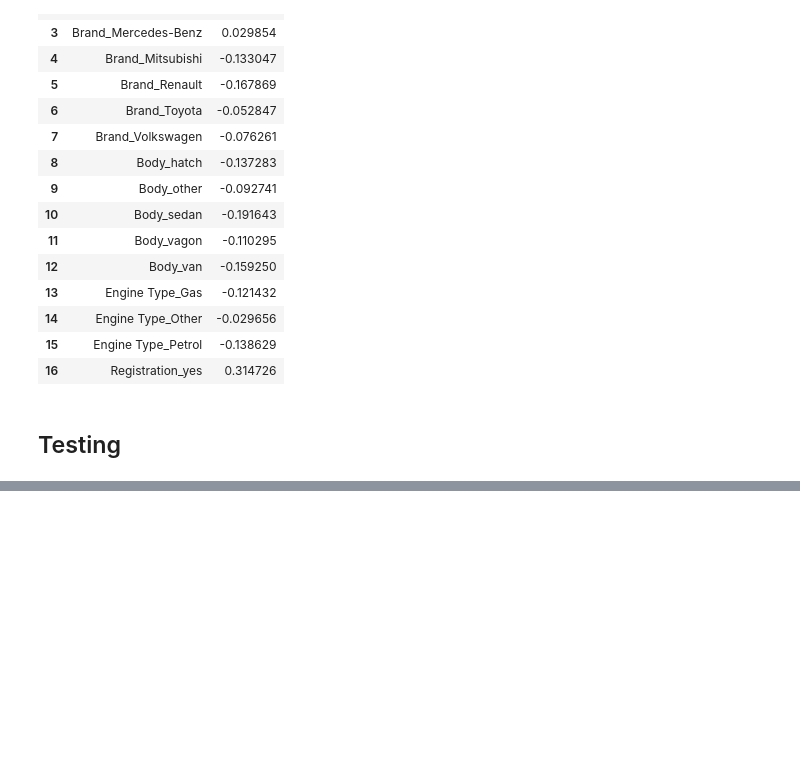
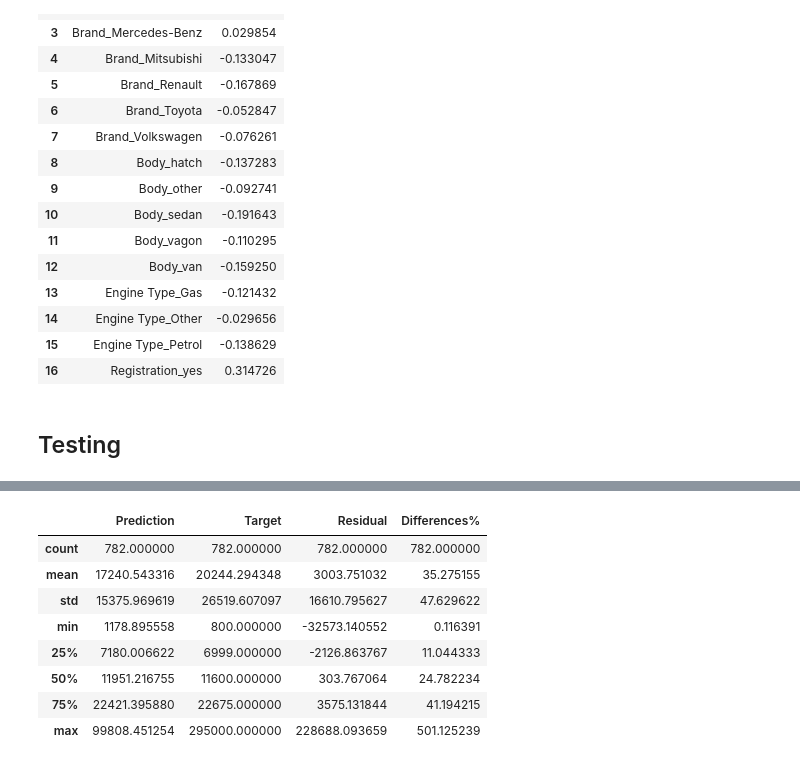
Before and after one commit to hasbiabdulmajid/LR_RealExample, a Jupyter notebook: LR_RealExample.ipynb, the cells around one changed output, grey strips where cells are left out. Cells and saved outputs as stored; diff of their text form; code cells hidden in the pictures; blank space fills up the shorter version.

```diff
--- a/LR_RealExample.ipynb
+++ b/LR_RealExample.ipynb
@@ -372,0 +463,12 @@ reg.summary
+# %%
+df_performance.describe()
+# %% [output]
+|  | Prediction | Target | Residual | Differences% |
+| count | 782.000000 | 782.000000 | 782.000000 | 782.000000 |
+| mean | 17240.543316 | 20244.294348 | 3003.751032 | 35.275155 |
+| std | 15375.969619 | 26519.607097 | 16610.795627 | 47.629622 |
+| min | 1178.895558 | 800.000000 | -32573.140552 | 0.116391 |
+| 25% | 7180.006622 | 6999.000000 | -2126.863767 | 11.044333 |
+| 50% | 11951.216755 | 11600.000000 | 303.767064 | 24.782234 |
+| 75% | 22421.395880 | 22675.000000 | 3575.131844 | 41.194215 |
+| max | 99808.451254 | 295000.000000 | 228688.093659 | 501.125239 |
```
Also changed, not shown: parts of 9 cells of this notebook.
